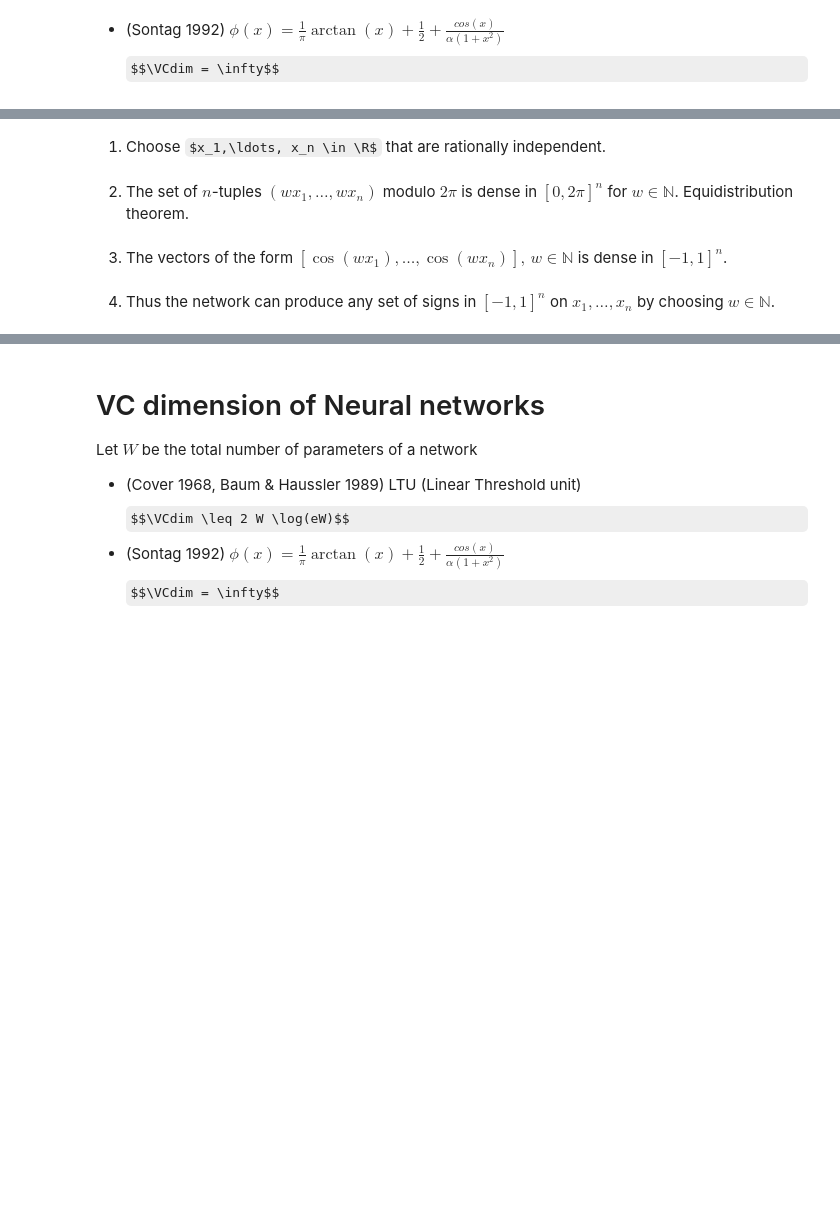
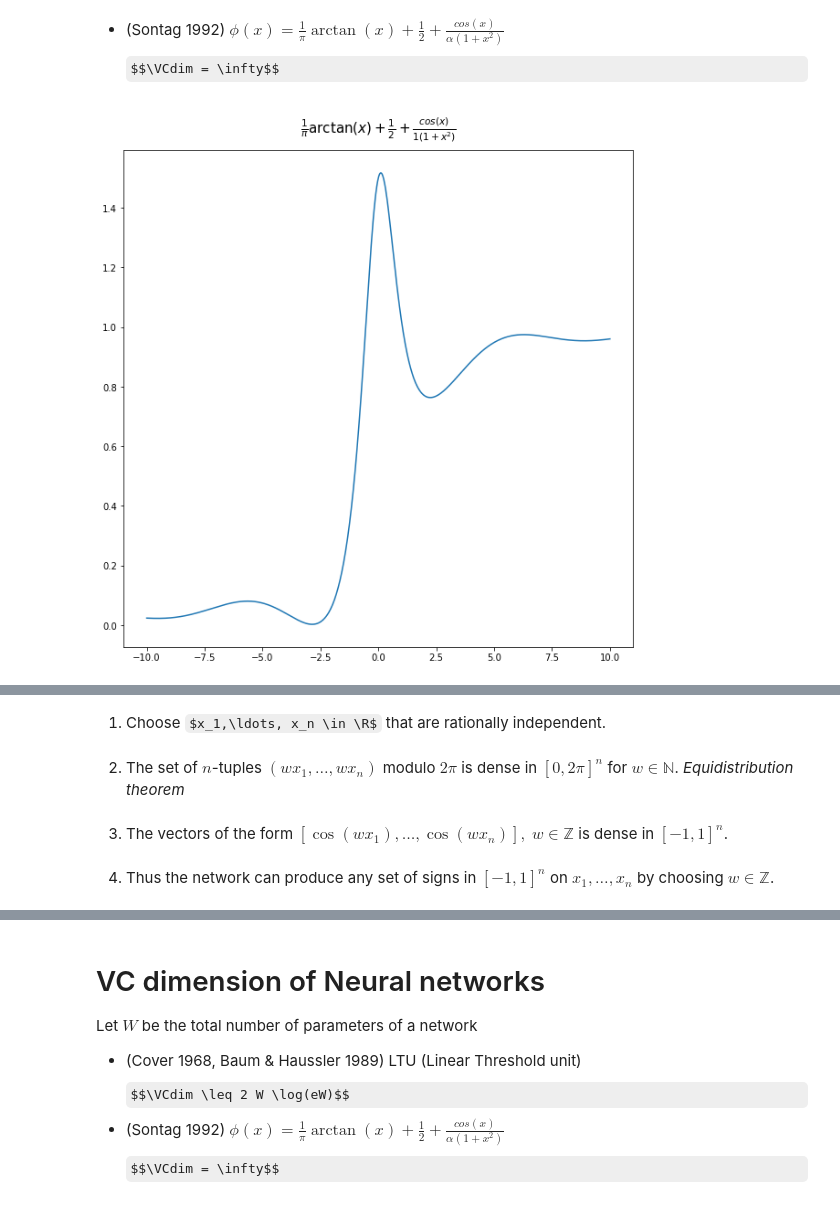
Before and after one commit to BennyAvelin/DeepLearningLectureSeries, a Jupyter notebook: slides_mini_course/Session2.ipynb, the cells around one changed output, grey strips where cells are left out. Cells and saved outputs as stored; diff of their text form; code cells hidden in the pictures; some formulas as TeX source; blank space fills up the shorter version.

```diff
--- a/slides_mini_course/Session2.ipynb
+++ b/slides_mini_course/Session2.ipynb
@@ -272,7 +275,9 @@ def plot_act(alpha=10):
     plt.title("$\\frac{1}{\\pi} \\arctan(x)+ \\frac{1}{2} + \\frac{cos(x)}{alpha (1+x^2)}$".replace('alpha',str(alpha)),fontsize=15,pad=20)
     plt.show()
 # %%
-plot_act(alpha=10)
+plot_act(alpha=1)
+# %% [output]
+[figure, added]
 # %% [markdown]
 # Proof
 
@@ -289,8 +294,8 @@ $$
 # %% [markdown]
 1. Choose $x_1,\ldots, x_n \in \R$ that are rationally independent.
 # %% [markdown]
-2. The set of $n$-tuples $(wx_1,\ldots, wx_n)$ modulo $2\pi$ is dense in $[0,2\pi]^n$ for $w \in \mathbb{N}$. Equidistribution theorem.
+2. The set of $n$-tuples $(wx_1,\ldots, wx_n)$ modulo $2\pi$ is dense in $[0,2\pi]^n$ for $w \in \mathbb{N}$. *Equidistribution theorem*
 # %% [markdown]
-3. The vectors of the form $[\cos(wx_1), \ldots, \cos(wx_n)],\, w \in \mathbb{N}$ is dense in $[-1,1]^n$.
+3. The vectors of the form $[\cos(wx_1), \ldots, \cos(wx_n)],$ $w \in \mathbb{Z}$ is dense in $[-1,1]^n$.
 # %% [markdown]
-4. Thus the network can produce any set of signs in $[-1,1]^n$ on $x_1,\ldots,x_n$ by choosing $w \in \mathbb{N}$.
+4. Thus the network can produce any set of signs in $[-1,1]^n$ on $x_1,\ldots,x_n$ by choosing $w \in \mathbb{Z}$.
```
Also changed, not shown: parts of 26 cells of this notebook.
